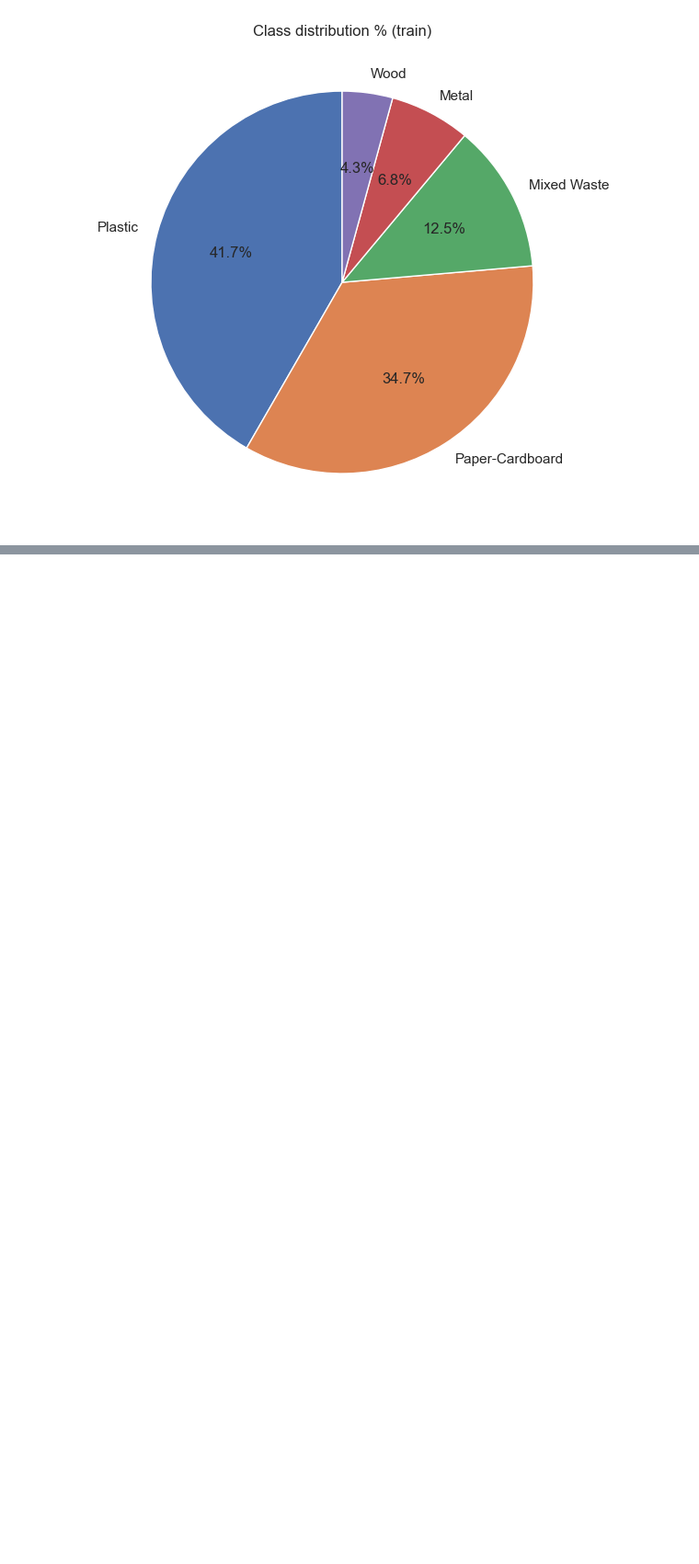
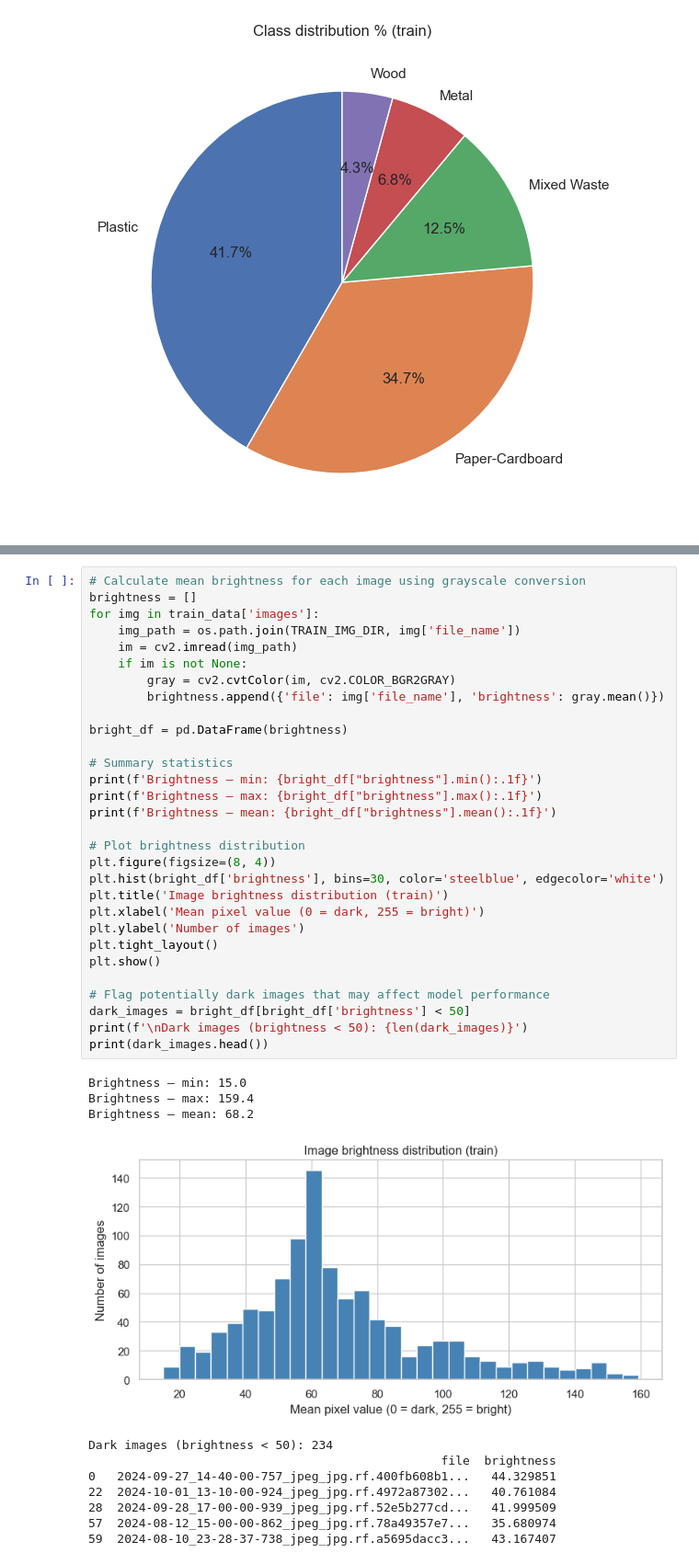
Before and after one commit to BhumipatSaengduan/industrial-waste-intelligence, a Jupyter notebook: notebooks/01_eda.ipynb, the cells around one changed output, grey strips where cells are left out. Shown at 92% size. Drawn from its saved outputs; the diff is of its cells as text; blank space fills up the shorter version.

```diff
--- a/notebooks/01_eda.ipynb
+++ b/notebooks/01_eda.ipynb
@@ -206,0 +173,42 @@ Fill in findings after running all cells above.
+# %%
+# Calculate mean brightness for each image using grayscale conversion
+brightness = []
+for img in train_data['images']:
+    img_path = os.path.join(TRAIN_IMG_DIR, img['file_name'])
+    im = cv2.imread(img_path)
+    if im is not None:
+        gray = cv2.cvtColor(im, cv2.COLOR_BGR2GRAY)
+        brightness.append({'file': img['file_name'], 'brightness': gray.mean()})
+
+bright_df = pd.DataFrame(brightness)
+
+# Summary statistics
+print(f'Brightness — min: {bright_df["brightness"].min():.1f}')
+print(f'Brightness — max: {bright_df["brightness"].max():.1f}')
+print(f'Brightness — mean: {bright_df["brightness"].mean():.1f}')
+
+# Plot brightness distribution
+plt.figure(figsize=(8, 4))
+plt.hist(bright_df['brightness'], bins=30, color='steelblue', edgecolor='white')
+plt.title('Image brightness distribution (train)')
+plt.xlabel('Mean pixel value (0 = dark, 255 = bright)')
+plt.ylabel('Number of images')
+plt.tight_layout()
+plt.show()
+
+# Flag potentially dark images that may affect model performance
+dark_images = bright_df[bright_df['brightness'] < 50]
+print(f'\nDark images (brightness < 50): {len(dark_images)}')
+print(dark_images.head())
+# %% [output]
+Brightness — min: 15.0
+Brightness — max: 159.4
+Brightness — mean: 68.2
+[figure, added]
+Dark images (brightness < 50): 234
+                                                 file  brightness
+0   2024-09-27_14-40-00-757_jpeg_jpg.rf.400fb608b1...   44.329851
+22  2024-10-01_13-10-00-924_jpeg_jpg.rf.4972a87302...   40.761084
+28  2024-09-28_17-00-00-939_jpeg_jpg.rf.52e5b277cd...   41.999509
+57  2024-08-12_15-00-00-862_jpeg_jpg.rf.78a49357e7...   35.680974
+59  2024-08-10_23-28-37-738_jpeg_jpg.rf.a5695dacc3...   43.167407
```
Also changed, not shown: parts of 76 cells of this notebook.
